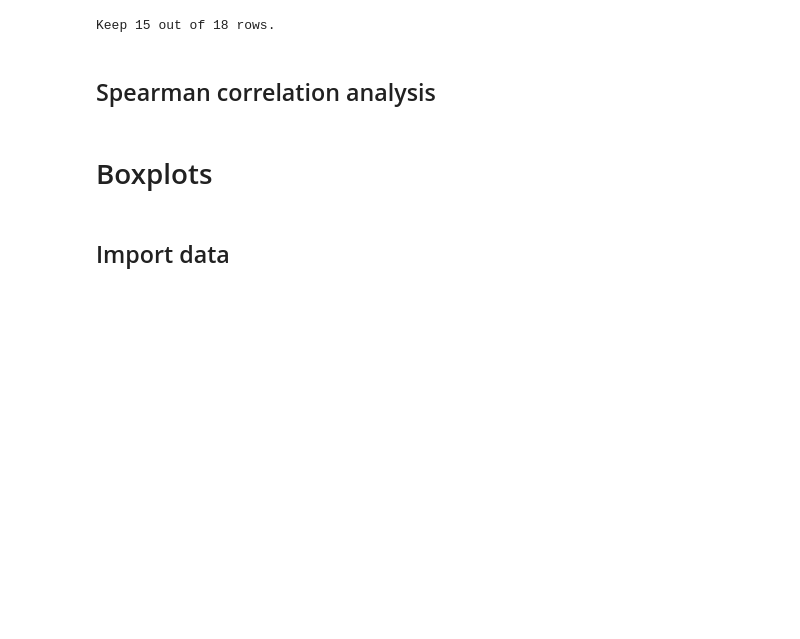
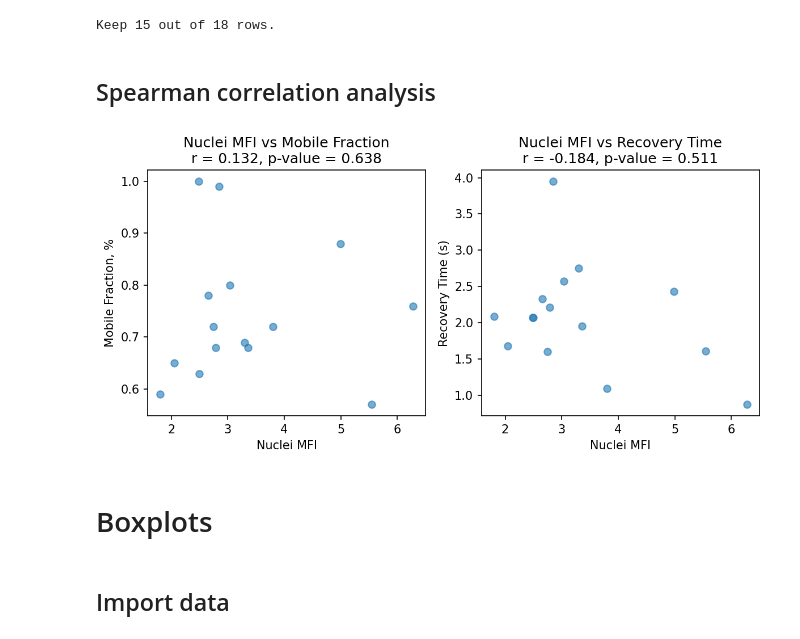
Before and after one commit to Lopatushka/LLPS, a Jupyter notebook: FRAP_graphs.ipynb, the cells around one changed output. Saved outputs shown, nothing was run; the diff lists cells and outputs as text; code cells hidden in the pictures; blank space fills up the shorter version.

Commit message:
make spreaman corr  graph

```diff
--- a/FRAP_graphs.ipynb
+++ b/FRAP_graphs.ipynb
@@ -171,10 +166,28 @@ corr_2, p_2 = spearmanr(clean["mean_intensity"], clean["T-half"])
 # %%
-plt.scatter(df_merged["mean_intensity"], df_merged["Mobile Fraction"])
+# Clean data from NAs
+clean = df_filtered[["mean_intensity", "Mobile Fraction", 'T-half']].dropna()
 
-plt.xlabel("Nuclei MFI")
-plt.ylabel("Mobile Fraction, %")
+# Calculation of correlation coefficients and p-values
+corr1, p1 = spearmanr(clean["mean_intensity"], clean["Mobile Fraction"])
+corr2, p2 = spearmanr(clean["mean_intensity"], clean["T-half"])
 
+# Scatterplots
+fig, ax = plt.subplots(1, 2, figsize=(8, 4), dpi=150)
+
+ax[0].scatter(df_filtered["mean_intensity"], df_filtered["Mobile Fraction"], alpha=0.6)
+ax[0].set_xlabel("Nuclei MFI")
+ax[0].set_ylabel("Mobile Fraction, %")
+ax[0].set_title(f"Nuclei MFI vs Mobile Fraction\nr = {corr1:.3f}, p-value = {p1:.3f}")
+
+ax[1].scatter(df_filtered["mean_intensity"], df_filtered["T-half"], alpha=0.6)
+ax[1].set_xlabel("Nuclei MFI")
+ax[1].set_ylabel("Recovery Time, s")
+ax[1].set_title(f"Nuclei MFI vs Recovery Time\nr = {corr2:.3f}, p-value = {p2:.3f}")
+
+plt.tight_layout()
 plt.show()
+# %% [output]
+[figure, added]
 # %% [markdown]
 # Boxplots
 # %%
```
Also changed, not shown: parts of 1 cell of this notebook.
